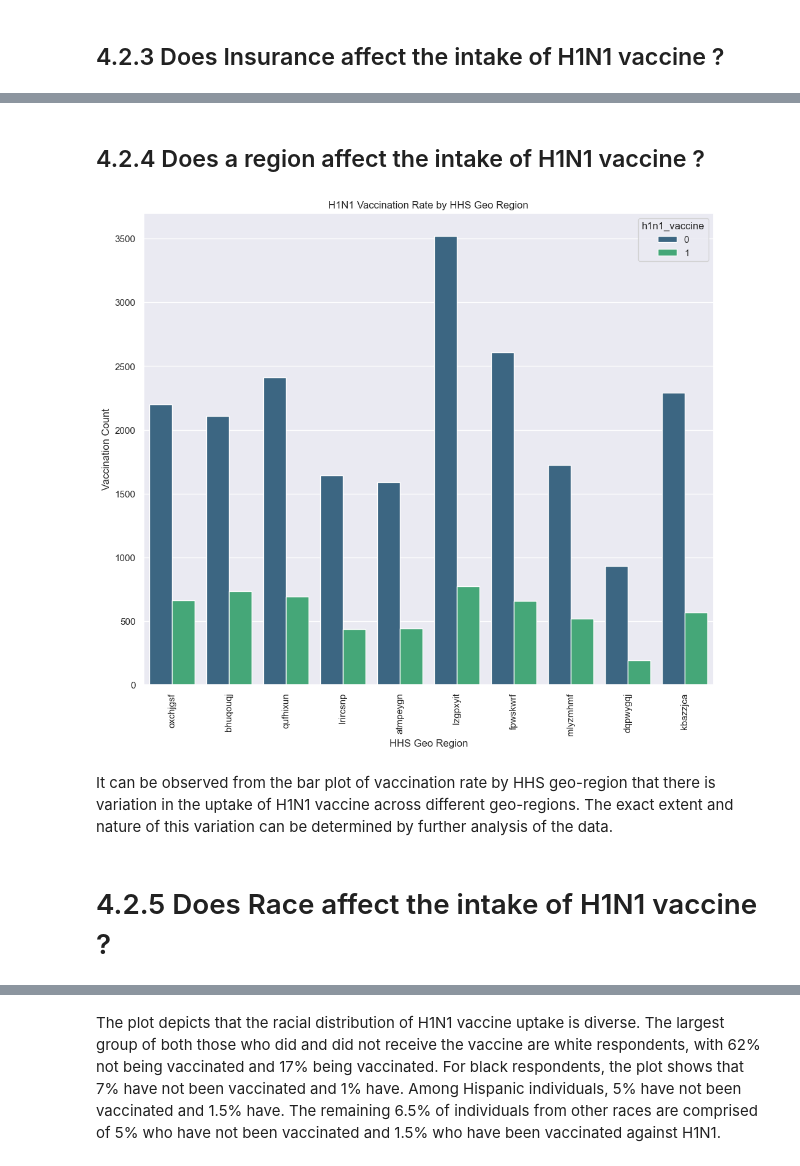
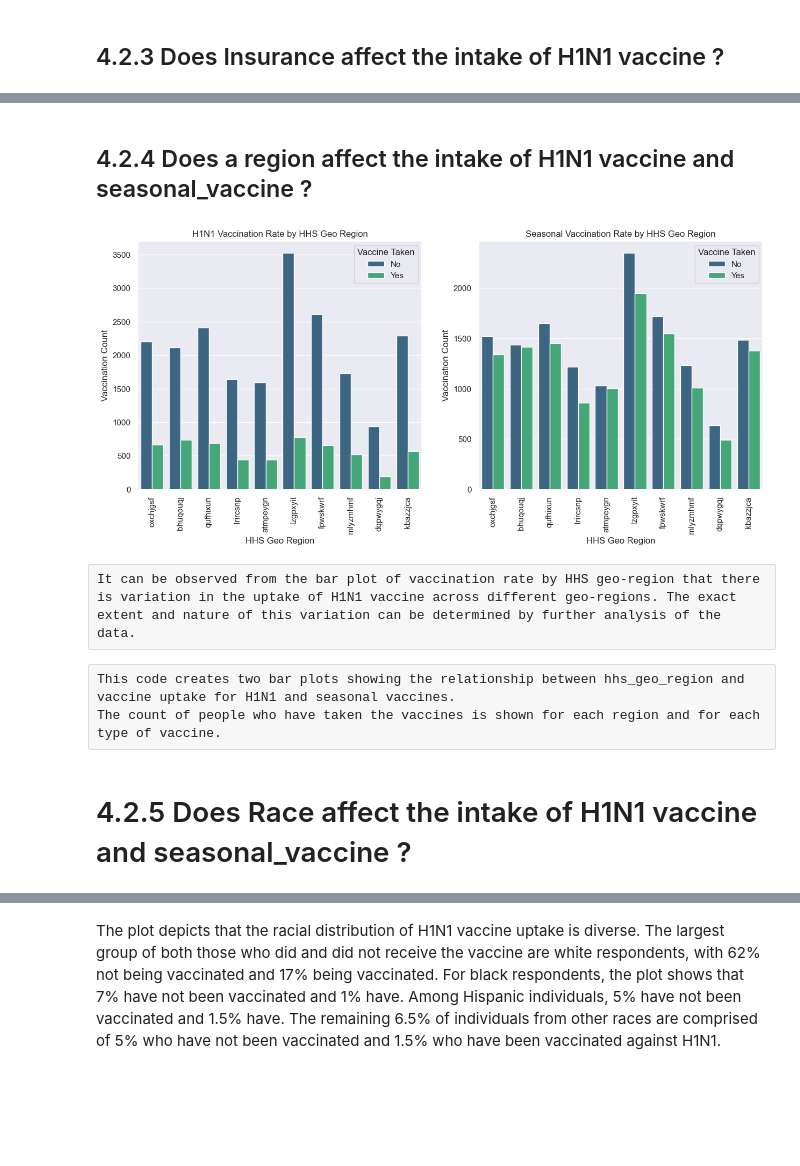
Before and after one commit to BrianKip035/Phase3-project, a Jupyter notebook: index.ipynb, the cells around one changed output, grey strips where cells are left out. Cells and saved outputs as stored; diff of their text form; code cells hidden in the pictures; blank space fills up the shorter version.

```diff
--- a/index.ipynb
+++ b/index.ipynb
@@ -663,16 +707,32 @@ The data suggests that there is a higher incidence of H1N1 vaccine uptake among
 # %% [markdown]
-## 4.2.4 Does a region  affect the intake of H1N1 vaccine ?
+## 4.2.4 Does a region  affect the intake of H1N1 vaccine and seasonal_vaccine ?
-# %%
-# Bar plot of vaccination rate by hhs_geo_region
-sns.countplot(x='hhs_geo_region', hue='h1n1_vaccine', data=joined_df, palette='viridis')
-plt.xlabel('HHS Geo Region')
-plt.ylabel('Vaccination Count')
-plt.title('H1N1 Vaccination Rate by HHS Geo Region')
-plt.xticks(rotation=90)
-plt.show()
-# %% [output]
-[figure, removed]
-# %% [markdown]
-It can be observed from the bar plot of vaccination rate by HHS geo-region that there is variation in the uptake of H1N1 vaccine across different geo-regions. The exact extent and nature of this variation can be determined by further analysis of the data.
+# %%
+#Bar plot of vaccination rate by hhs_geo_region
+fig, ax = plt.subplots(nrows=1, ncols=2, figsize=(15, 6))
+
+#Plotting hhs_geo_region vs H1N1 vaccine uptake
+sns.countplot(x='hhs_geo_region', hue='h1n1_vaccine', data=joined_df, palette='viridis', ax=ax[0])
+ax[0].set_xlabel('HHS Geo Region')
+ax[0].set_ylabel('Vaccination Count')
+ax[0].set_title('H1N1 Vaccination Rate by HHS Geo Region')
+ax[0].legend(title='Vaccine Taken', labels=['No', 'Yes'])
+ax[0].set_xticklabels(ax[0].get_xticklabels(), rotation=90)
+
+#Plotting hhs_geo_region vs seasonal vaccine uptake
+sns.countplot(x='hhs_geo_region', hue='seasonal_vaccine', data=joined_df, palette='viridis', ax=ax[1])
+ax[1].set_xlabel('HHS Geo Region')
+ax[1].set_ylabel('Vaccination Count')
+ax[1].set_title('Seasonal Vaccination Rate by HHS Geo Region')
+ax[1].legend(title='Vaccine Taken', labels=['No', 'Yes'])
+ax[1].set_xticklabels(ax[1].get_xticklabels(), rotation=90)
+
+plt.show()
+# %% [output]
+[figure, added]
+# %% [raw]
+It can be observed from the bar plot of vaccination rate by HHS geo-region that there is variation in the uptake of H1N1 vaccine across different geo-regions. The exact extent and nature of this variation can be determined by further analysis of the data.
+# %% [raw]
+This code creates two bar plots showing the relationship between hhs_geo_region and vaccine uptake for H1N1 and seasonal vaccines.
+The count of people who have taken the vaccines is shown for each region and for each type of vaccine.
 # %% [markdown]
-# 4.2.5 Does  Race  affect the intake of H1N1 vaccine ?
+# 4.2.5 Does  Race  affect the intake of H1N1 vaccine  and seasonal_vaccine ?
```
Also changed, not shown: parts of 47 cells of this notebook.
